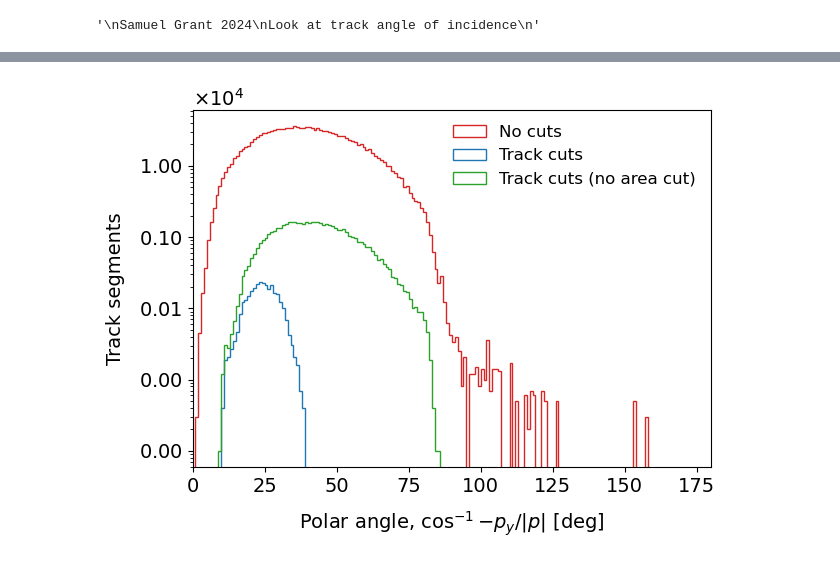
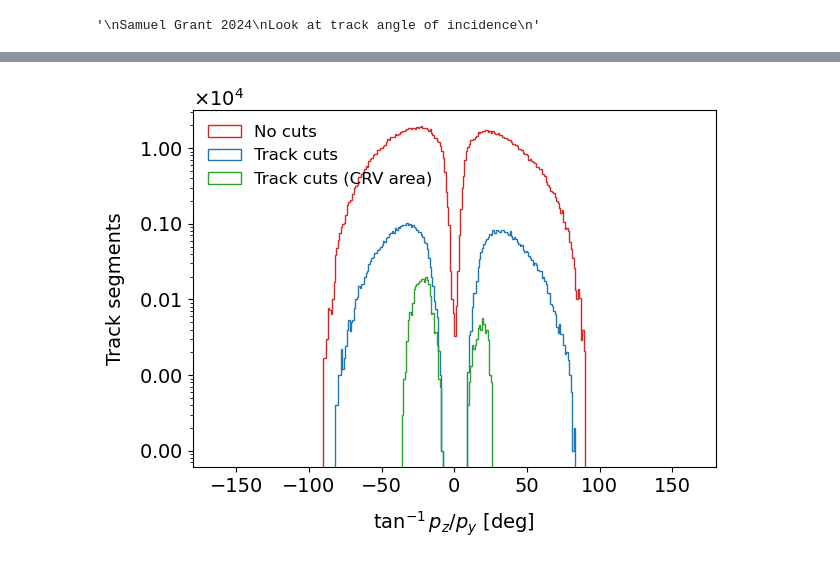
Before and after one commit to sam-grant/CRVSim, a Jupyter notebook: Analyses/Jupyter/TrackAngle.ipynb, the cells around one changed output, grey strips where cells are left out. Saved outputs shown, nothing was run; the diff lists cells and outputs as text; code cells hidden in the pictures.

```diff
--- a/Analyses/Jupyter/TrackAngle.ipynb
+++ b/Analyses/Jupyter/TrackAngle.ipynb
@@ -584,84 +566,37 @@ Plot1DOverlaySideBySide(
 # %%
 # Angles
-theta_raw_ = np.arccos(-py_raw_ / ptot_raw_)
-theta_cut_ = np.arccos(-py_cut_ / ptot_cut_)
-theta_cut_no_fid_ = np.arccos(-py_cut_no_fid_ / ptot_cut_no_fid_)
+theta_no_cuts_ = np.arccos(abs(py_no_cuts_) / ptot_no_cuts_)
+theta_partial_cuts_ = np.arccos(abs(py_partial_cuts_) / ptot_partial_cuts_)
+theta_full_cuts_ = np.arccos(abs(py_full_cuts_)/ ptot_full_cuts_)
 
-alpha_raw_ = np.arccos(pz_raw_ / ptot_raw_)
-alpha_cut_ = np.arccos(pz_cut_ / ptot_cut_)
-alpha_old_cut_ = np.arccos(abs(pz_old_cut_) / ptot_old_cut_)
-alpha_cut_no_fid_ = np.arccos(pz_cut_no_fid_ / ptot_cut_no_fid_)
-
-beta_raw_ = np.arcsin(px_raw_ / ptot_raw_)
-beta_cut_ = np.arcsin(px_cut_ / ptot_cut_)
-beta_cut_no_fid_ = np.arcsin(px_cut_no_fid_ / ptot_cut_no_fid_)
-
-delta_raw_ = np.arccos( np.sqrt(px_raw_**2 + pz_raw_**2) / ptot_raw_)
-delta_cut_ = np.arccos( np.sqrt(px_cut_**2 + pz_cut_**2)  / ptot_cut_)
-delta_old_cut_ = np.arccos( np.sqrt(px_old_cut_**2 + pz_old_cut_**2)  / ptot_old_cut_)
-delta_cut_no_fid_ = np.arccos( np.sqrt(px_cut_no_fid_**2 + pz_cut_no_fid_**2) / ptot_cut_no_fid_)
-
-phi_raw_ = np.arctan2(py_raw_, px_raw_)
-phi_cut_ = np.arctan2(py_cut_, px_cut_)
-phi_cut_no_fid_ = np.arctan2(py_cut_no_fid_, px_cut_no_fid_)
-
-Plot1D(np.degrees(alpha_old_cut_)
-      , nbins=90, xmin=0, xmax=90
-      , title = "CRV-T fiducial area", xlabel=r"$|p_{z}|/|p|$ [deg]", ylabel="Track segments"
-      , fout=f"../Images/{recon}/TrackAngle/h1_alpha_CRVT.png"
-      # , norm=True
-      , log=True
-      , legPos="best")
-
-Plot1DOverlay({"No cuts" : np.degrees(theta_raw_), "Track cuts" : np.degrees(theta_cut_), "Track cuts (no area cut)" : np.degrees(theta_cut_no_fid_)}
-              , nbins=180, xmin=0, xmax=180
-              , xlabel=r"Polar angle, $\cos^{-1}{-p_{y}/|p|}$ [deg]", ylabel="Track segments"
+Plot1DOverlay({"No cuts" : np.degrees(theta_no_cuts_), "Track cuts" : np.degrees(theta_partial_cuts_), "Track cuts (CRV area)" : np.degrees(theta_full_cuts_)}
+              , nbins=95, xmin=0, xmax=95
+              , xlabel=r"Angle of incidence, $\theta_{i}$ [deg]", ylabel="Track segments"
               , fout=f"../Images/{recon}/TrackAngle/h1_theta_cut_overlay.png"
               # , norm=True
               , log=True
-              , legPos="best")
+              , legPos="lower right")
 
-Plot1DOverlay({"No cuts" : np.degrees(alpha_raw_), "Track cuts" : np.degrees(alpha_cut_), "Track cuts (no area cut)" : np.degrees(alpha_cut_no_fid_)}
-              , nbins=180, xmin=0, xmax=180
-              , xlabel=r"Angle of incidence, $\cos^{-1}{p_{z}/|p|}$ [deg]", ylabel="Track segments"
+
+outputStr = f"""
+    ************************
+    Minimum angle: {np.min(np.degrees(theta_full_cuts_)):.1f} deg
+    Maximum angle: {np.max(np.degrees(theta_full_cuts_)):.1f} deg
+    ************************
+    """
+
+print(outputStr)
+
+alpha_no_cuts_ = np.arctan(pz_no_cuts_ / py_no_cuts_)
+alpha_partial_cuts_ = np.arctan(pz_partial_cuts_ / py_partial_cuts_)
+alpha_full_cuts_ = np.arctan(pz_full_cuts_ / py_full_cuts_)
+
+
+Plot1DOverlay({"No cuts" : np.degrees(alpha_no_cuts_), "Track cuts" : np.degrees(alpha_partial_cuts_), "Track cuts (CRV area)" : np.degrees(alpha_full_cuts_)}
+              , nbins=360, xmin=-180, xmax=180
+              , xlabel=r"$\tan^{-1}{p_{z}/p_{y}}$ [deg]", ylabel="Track segments"
               , fout=f"../Images/{recon}/TrackAngle/h1_alpha_cut_overlay.png"
               # , norm=True
               , log=True
-              , legPos="upper right")
-
-Plot1DOverlay({"No cuts" : np.degrees(beta_raw_), "Track cuts" : np.degrees(beta_cut_), "Track cuts (no area cut)" : np.degrees(beta_cut_no_fid_)}
-              , nbins=180, xmin=0, xmax=180
-              , xlabel=r"Angle of incidence, $\cos^{-1}{p_{x}/|p|}$ [deg]", ylabel="Track segments"
-              , fout=f"../Images/{recon}/TrackAngle/h1_beta_cut_overlay.png"
-              # , norm=True
-              , log=True
-              , legPos="upper right")
-
-Plot1DOverlay({"No cuts" : np.degrees(delta_raw_), "Track cuts" : np.degrees(delta_cut_), "Track cuts (no area cut)" : np.degrees(delta_cut_no_fid_)}
-              , nbins=90, xmin=0, xmax=90
-              , xlabel=r"Angle of incidence [deg]", ylabel="Track segments"
-              , fout=f"../Images/{recon}/TrackAngle/h1_delta_cut_overlay.png"
-              # , norm=True
-              , log=True
               , legPos="upper left")
-
-
-# Plot2D(x=ak.flatten(data_["trkfit"]["klfit"]["pos"]["fCoordinates"]["fX"], axis=None)
-#        , y=theta_raw_
-#        , nbinsX=100, xmin=-8000, xmax=8000, nbinsY=100, ymin=np.min(theta_raw_), ymax=np.max(theta_raw_)
-#        , title="Track cuts", xlabel="KKInter X [mm]", ylabel="Polar angle [rad]"
-#        , fout=f"../Images/{recon}/TrackAngle/h2_x_vs_theta_raw.png")
-
-# Plot2D(x=ak.flatten(track_cuts_["trkfit"]["klfit"]["pos"]["fCoordinates"]["fX"], axis=None)
-#        , y=theta_cut_
-#        , nbinsX=100, xmin=-8000, xmax=8000, nbinsY=100, ymin=np.min(theta_cut_), ymax=np.max(theta_cut_)
-#        , title="Track cuts", xlabel="KKInter X [mm]", ylabel="Polar angle [rad]"
-#        , fout=f"../Images/{recon}/TrackAngle/h2_x_vs_theta_track_cuts.png")
-
-# Plot1DOverlay({"No cuts" : phi_raw_, "Track cuts" : phi_cut_, "Track cuts (no area cut)" : phi_cut_no_fid_}
-#               , nbins=100, xmin=np.min(phi_raw_), xmax=np.max(phi_raw_)
-#               , xlabel="Azimuthal angle [rad]", ylabel="Track segments"
-#               , fout=f"../Images/{recon}/TrackAngle/h1_trkPhi_cut_overlay.png"
-#               , log=True
-#               , legPos="best")
 # %% [output]
@@ -671,2 +611,2 @@ Plot1DOverlay({"No cuts" : np.degrees(delta_raw_), "Track cuts" : np.degrees(del
-[figure, old version]
+[figure, new version]
 ---> Written:
```
Also changed, not shown: parts of 14 cells of this notebook, 4 other files.
